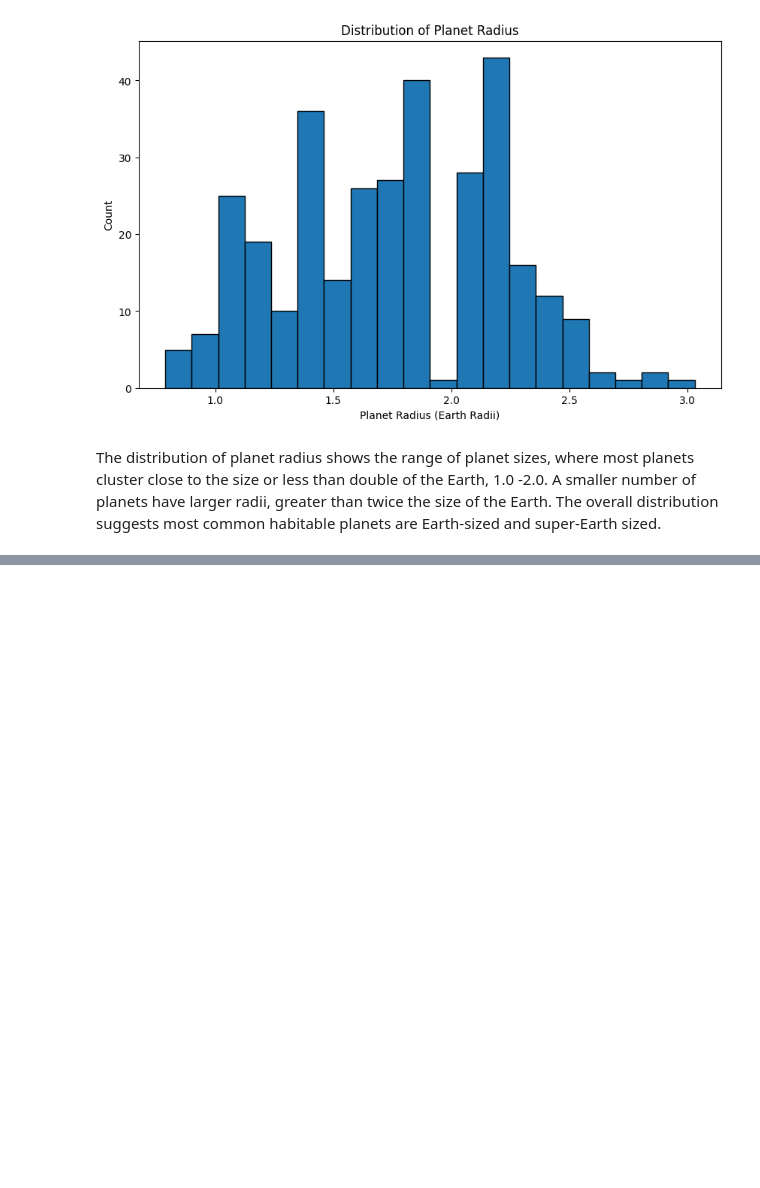
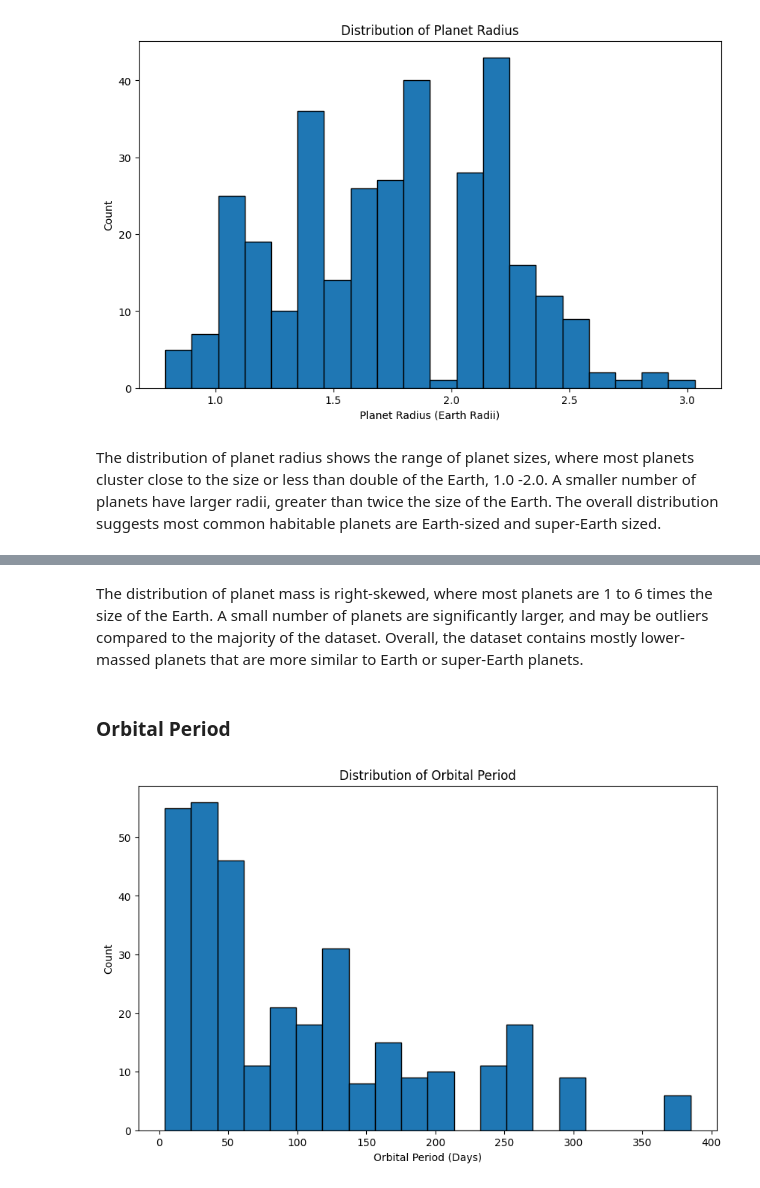
Before and after one commit to joshreisinger17-Data/Exoplanet-Habitability-Prediction, a Jupyter notebook: capstone.ipynb, the cells around one changed output, grey strips where cells are left out. Saved outputs shown, nothing was run; the diff lists cells and outputs as text; code cells hidden in the pictures; blank space fills up the shorter version.

```diff
--- a/capstone.ipynb
+++ b/capstone.ipynb
@@ -612,0 +624,13 @@ The distribution of planet radius shows the range of planet sizes, where most pl
+# %% [markdown]
+The distribution of planet mass is right-skewed, where most planets are 1 to 6 times the size of the Earth. A small number of planets are significantly larger, and may be outliers compared to the majority of the dataset. Overall, the dataset contains mostly lower-massed planets that are more similar to Earth or super-Earth planets.
+# %% [markdown]
+### Orbital Period
+# %%
+plt.figure(figsize=(10, 6))
+plt.hist(merged_planets['orbital_period_days'], bins=20, edgecolor='black')
+plt.xlabel('Orbital Period (Days)')
+plt.ylabel('Count')
+plt.title('Distribution of Orbital Period')
+plt.show()
+# %% [output]
+[figure, added]
```
Also changed, not shown: parts of 6 cells of this notebook.
